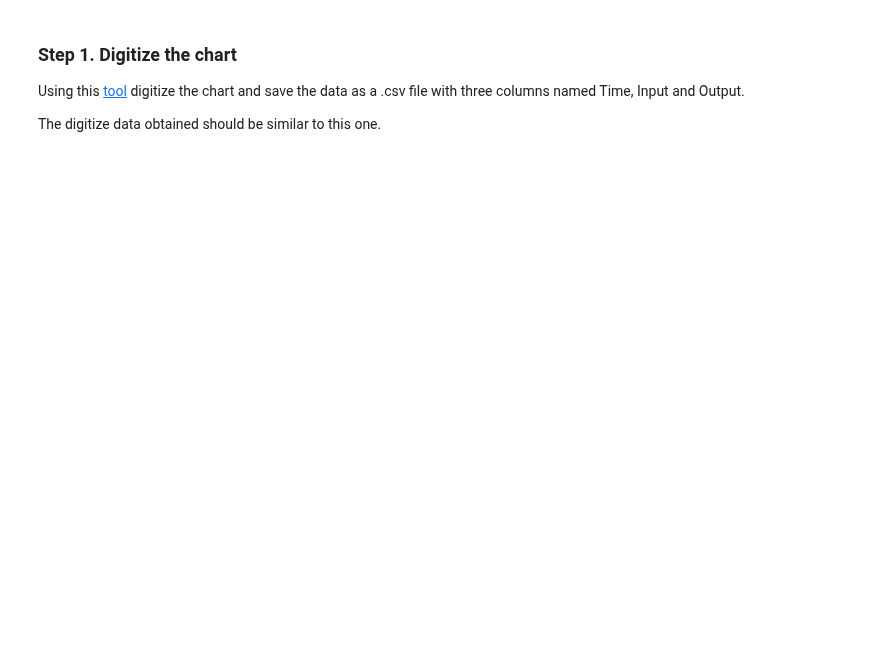
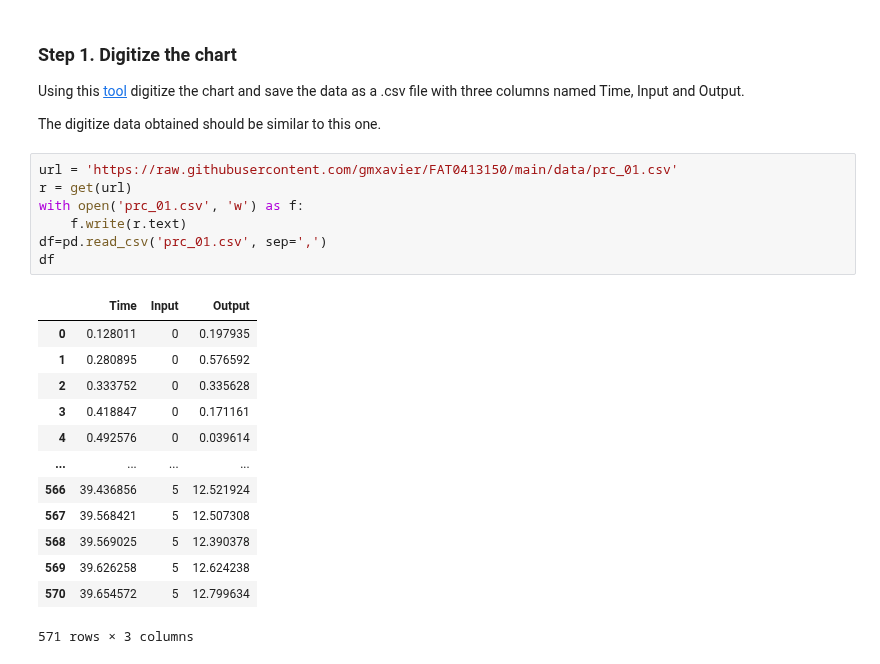
Before and after one commit to gmxavier/FAT0413150, a Jupyter notebook: notebooks/06.02-Fitting-First-Order-plus-Time-Delay-to-Step-Response.ipynb, the cells around one changed output. Saved outputs shown, nothing was run; the diff lists cells and outputs as text; blank space fills up the shorter version.

```diff
--- a/notebooks/06.02-Fitting-First-Order-plus-Time-Delay-to-Step-Response.ipynb
+++ b/notebooks/06.02-Fitting-First-Order-plus-Time-Delay-to-Step-Response.ipynb
@@ -377,3 +379,24 @@ Again, the problem task is to fit a FOPTD model to this more realistic experimen
 Using this [tool](https://automeris.io/WebPlotDigitizer/) digitize the chart and save the data as a .csv file with three columns named Time, Input and Output.
 
 The digitize data obtained should be similar to this one.
+# %%
+url = 'https://raw.githubusercontent.com/gmxavier/FAT0413150/main/data/prc_01.csv'
+r = get(url)
+with open('prc_01.csv', 'w') as f:
+    f.write(r.text)
+df=pd.read_csv('prc_01.csv', sep=',')
+df
+# %% [output]
+|  | Time | Input | Output |
+| 0 | 0.128011 | 0 | 0.197935 |
+| 1 | 0.280895 | 0 | 0.576592 |
+| 2 | 0.333752 | 0 | 0.335628 |
+| 3 | 0.418847 | 0 | 0.171161 |
+| 4 | 0.492576 | 0 | 0.039614 |
+| ... | ... | ... | ... |
+| 566 | 39.436856 | 5 | 12.521924 |
+| 567 | 39.568421 | 5 | 12.507308 |
+| 568 | 39.569025 | 5 | 12.390378 |
+| 569 | 39.626258 | 5 | 12.624238 |
+| 570 | 39.654572 | 5 | 12.799634 |
+571 rows × 3 columns
```
Also changed, not shown: parts of 8 cells of this notebook.
